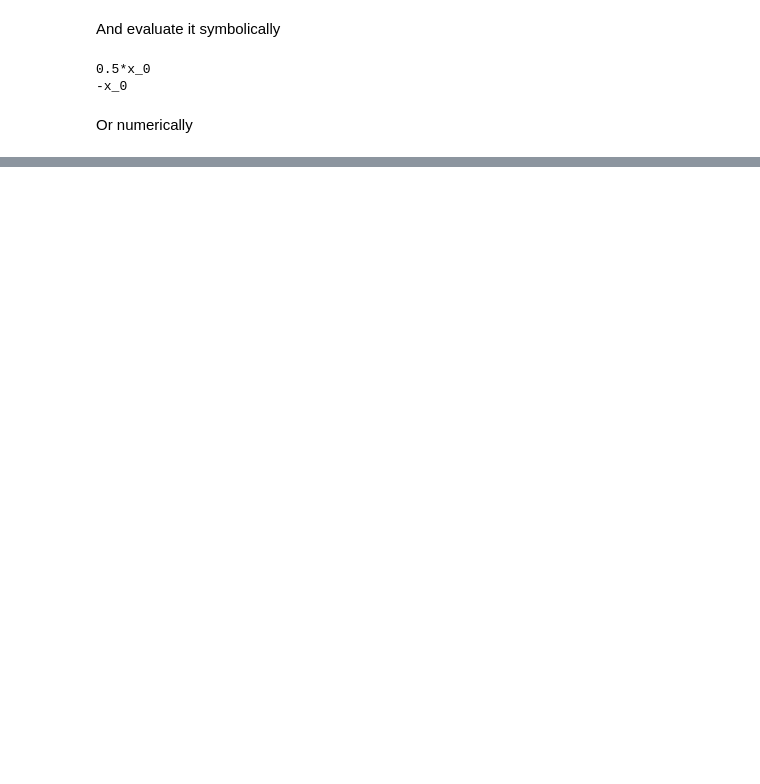
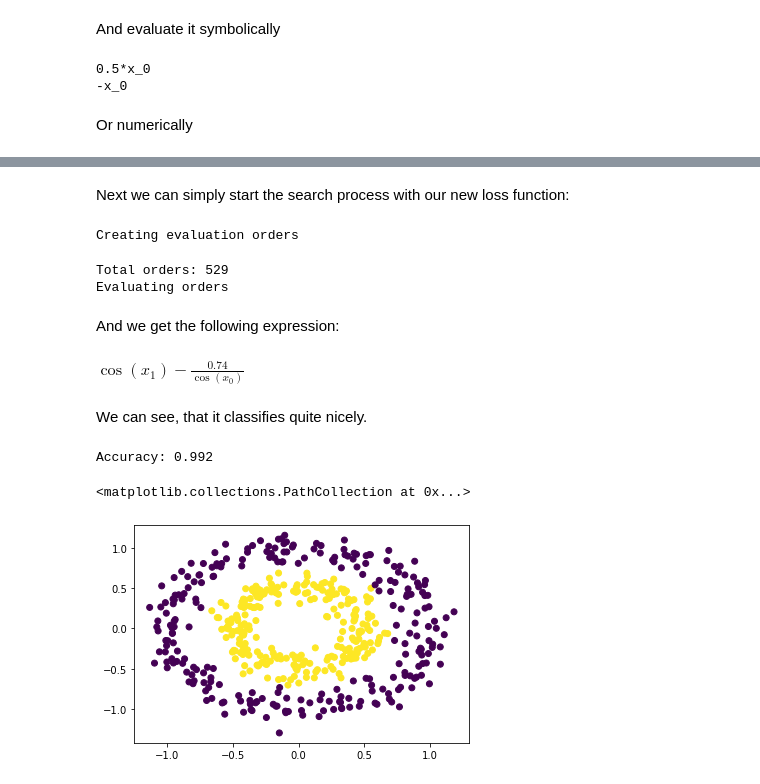
Before and after one commit to kahlmeyer94/DAG_search, a Jupyter notebook: tutorial.ipynb, the cells around one changed output, grey strips where cells are left out. Drawn from its saved outputs; the diff is of its cells as text; code cells hidden in the pictures; blank space fills up the shorter version.

```diff
--- a/tutorial.ipynb
+++ b/tutorial.ipynb
@@ -246,0 +334,44 @@ The DAG search is not restricted to Regression tasks. In fact we can define **an
+# %% [markdown]
+Next we can simply start the search process with our new loss function:
+# %%
+# define loss function
+loss_fkt = Class_loss_fkt(y)
+
+# search
+params = {
+    'X' : X,
+    'n_outps' : 1,
+    'loss_fkt' : loss_fkt,
+    'k' : 1,
+    'n_calc_nodes' : 3,
+    'n_processes' : 1,
+    'topk' : 5,
+    'opt_mode' : 'grid_zoom',
+    'verbose' : 2,
+    'max_orders' : 10000,
+    'stop_thresh' : 0.01
+}
+
+res = dag_search.exhaustive_search(**params)
+# %% [output]
+Creating evaluation orders
+Total orders: 529
+Evaluating orders
+# %% [markdown]
+And we get the following expression:
+# %%
+graph = res['graphs'][0]
+consts = res['consts'][0]
+graph.evaluate_symbolic(c = consts)[0]
+# %% [output]
+$\displaystyle \cos{\left(x_{1} \right)} - \frac{0.74}{\cos{\left(x_{0} \right)}}$
+# %% [markdown]
+We can see, that it classifies quite nicely.
+# %%
+pred = (graph.evaluate(X, c = consts)[:, 0] > 0).astype(int)
+print(f'Accuracy: {np.mean(pred == y)}')
+plt.scatter(X[:, 0], X[:, 1], c = pred)
+# %% [output]
+Accuracy: 0.992
+<matplotlib.collections.PathCollection at 0x...>
+[figure, added]
```
Also changed, not shown: parts of 10 cells of this notebook.
